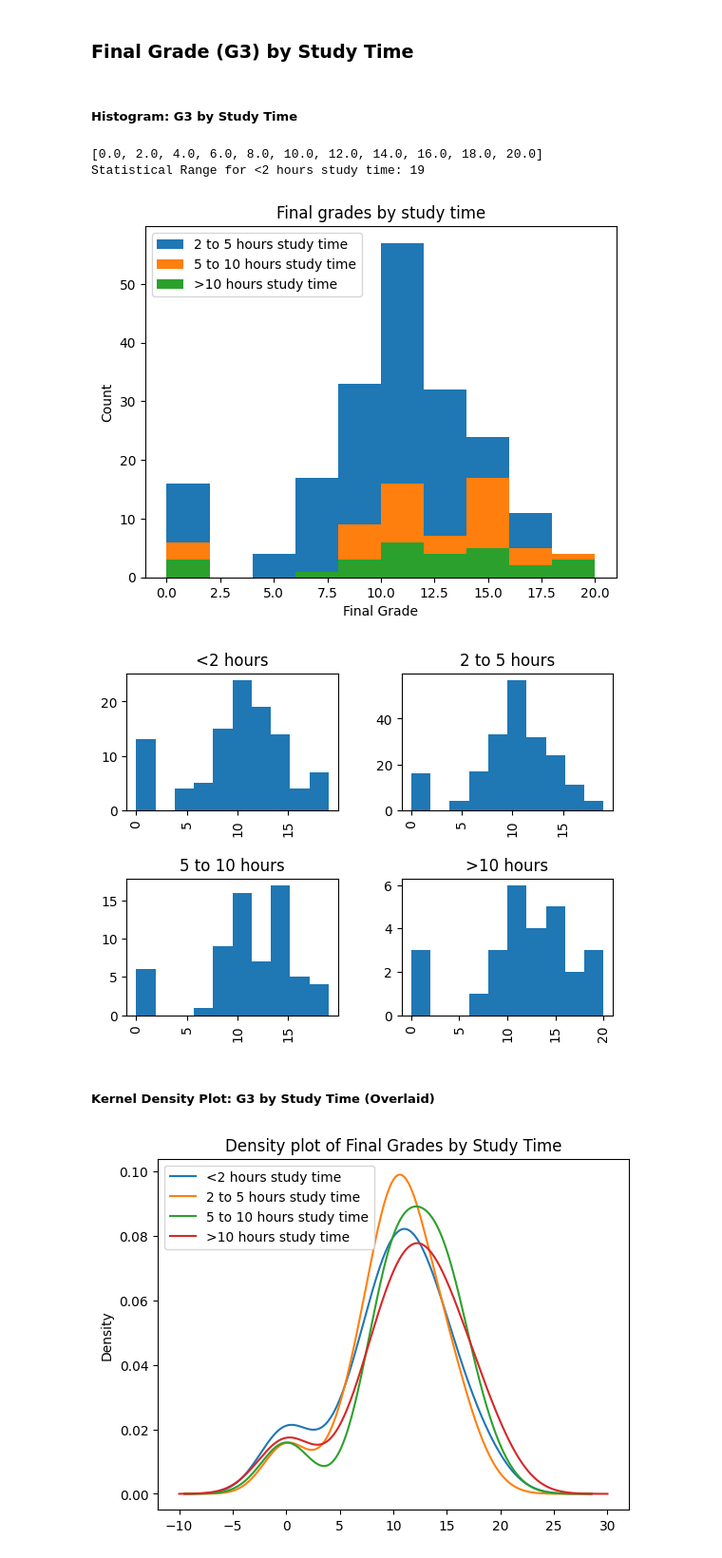
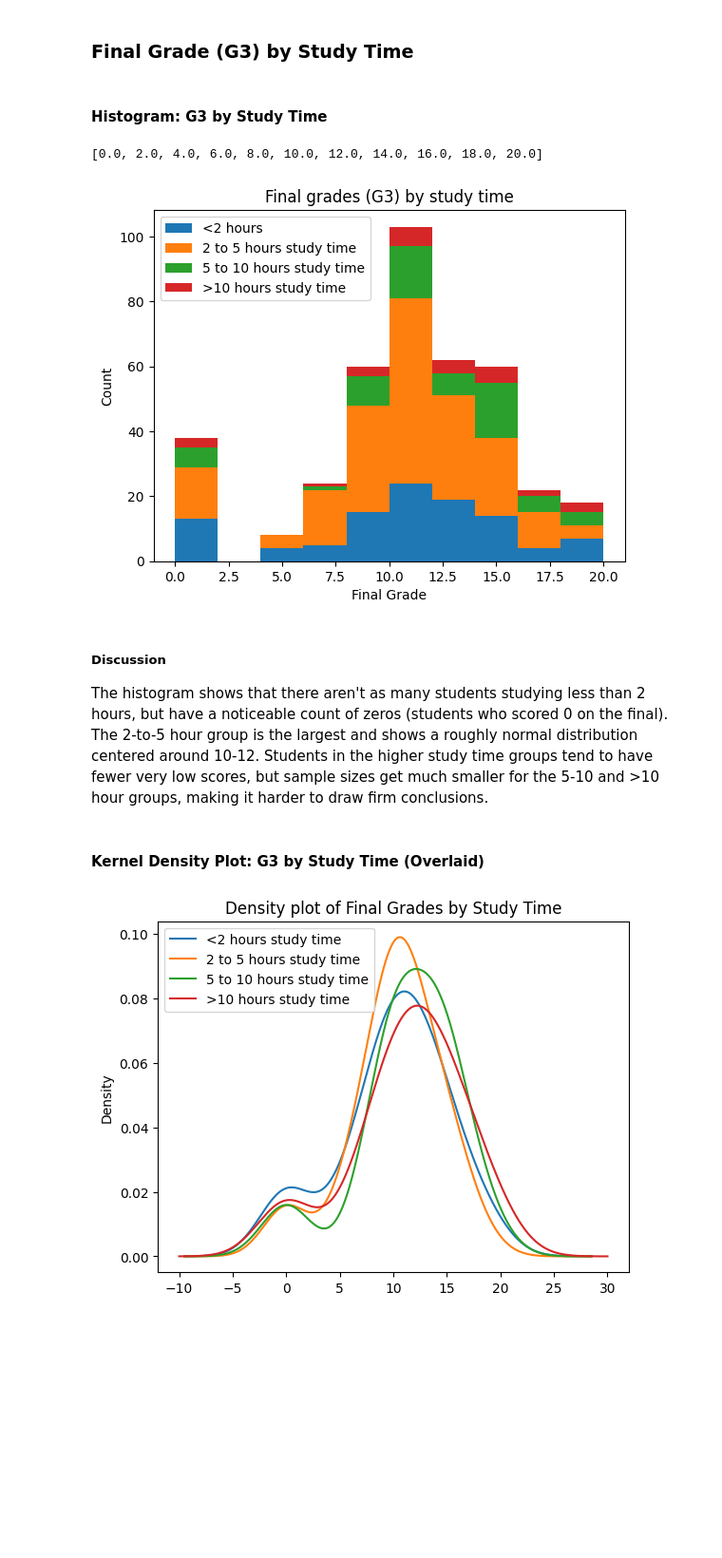
Before and after one commit to pressleydavid/hw4, a Jupyter notebook: HW4.ipynb, the cells around one changed output. Shown at 95% size. Drawn from its saved outputs; the diff is of its cells as text; code cells hidden in the pictures; blank space fills up the shorter version.

Commit message:
updated Discussion topics

```diff
--- a/HW4.ipynb
+++ b/HW4.ipynb
@@ -97,9 +50,6 @@ Name: count, dtype: int64
 import pandas as pd
 import matplotlib.pyplot as plt
 
-# Reload the student_data DataFrame to ensure it's in the correct state
-url = "https://www4.stat.ncsu.edu/~online/datasets/StudentData.txt"
-student_data = pd.read_csv(url, delimiter=';')
 
 print(f"Sex DType Before astype: {student_data.sex.dtype}")
 student_data["sex"] = student_data["sex"].astype("category")
@@ -117,11 +67,9 @@ print(f"School categories before rename: {student_data.school.cat.categories}")
 student_data["school"] = student_data["school"].cat.rename_categories({"GP":"Gabriel Pereira", "MS":"Mousinho da Silveira"})
 print(f"School categories after rename: {student_data.school.cat.categories}")
 
-# Correcting the crosstab creation by removing the 'margin' argument
-# Use the student_data DataFrame directly, which now has correctly typed and renamed columns.
 stacked_school_table = pd.crosstab(student_data.school, student_data.sex, rownames=["School"], colnames=["Sex"])
 
-display(stacked_school_table)
+# display(stacked_school_table)
 
 #get rows for Female
 stacked_school_table.loc[:, "Female"]
@@ -240,54 +187,48 @@ studytime category order after renaming categories: Index(['<2 hours', '2 to 5 h
 # %% [markdown]
 ### Final Grade (G3) by Study Time
 # %% [markdown]
-##### Histogram: G3 by Study Time
+#### Histogram: G3 by Study Time
 # %%
 # Bins
 bin_ends = 10
 bins = [i*max(sub_student_data.G3)/bin_ends for i in range(0, bin_ends + 1)]
 print(bins)
 
 # Subset G3 scores where studytime is "<2 hours" (originally value 1)
 g3_studytime1 = sub_student_data.loc[sub_student_data["studytime"] == "<2 hours", "G3"]
-
-# Calculate and print the statistical range
-range_1 = g3_studytime1.max() - g3_studytime1.min()
-print(f"Statistical Range for <2 hours study time: {range_1}")
 
 # Subset G3 scores where studytime is "2 to 5 hours" (originally value 2)
 g3_studytime2 = sub_student_data.loc[sub_student_data["studytime"] == "2 to 5 hours", "G3"]
 # g3_studytime2
 
 # Subset G3 scores where studytime is "5 to 10 hours" (originally value 3)
 g3_studytime3 = sub_student_data.loc[sub_student_data["studytime"] == "5 to 10 hours", "G3"]
 # g3_studytime3
 
 # Subset G3 scores where studytime is ">10 hours" (originally value 4)
 g3_studytime4 = sub_student_data.loc[sub_student_data["studytime"] == ">10 hours", "G3"]
 # g3_studytime4
 
 # Histogram
-g3_studytime2.plot.hist(bins = bins, alpha = 1.0, label="2 to 5 hours study time")
-g3_studytime3.plot.hist(bins = bins, alpha = 1.0, label="5 to 10 hours study time",title = "Final grades for students who studied 5 to 10 hours").set(xlabel = "Final Grade")
-g3_studytime4.plot.hist(bins = bins, alpha = 1.0, label=">10 hours study time",title = "Final grades for students who studied >10 hours").set(xlabel = "Final Grade")
+plt.hist(
+    [g3_studytime1, g3_studytime2, g3_studytime3, g3_studytime4],
+    bins=bins,
+    stacked=True,
+    label=["<2 hours", "2 to 5 hours study time", "5 to 10 hours study time", ">10 hours study time"]
+)
 plt.legend()
-plt.title("Final grades by study time")
+plt.title("Final grades (G3) by study time")
 plt.xlabel("Final Grade")
 plt.ylabel("Count")
 plt.show()
-
-
-#side-by-side
-sub_student_data.hist(column = "G3", by = "studytime")
-# plt.title("Final grades by study time")
-plt.show()
 # %% [output]
 [0.0, 2.0, 4.0, 6.0, 8.0, 10.0, 12.0, 14.0, 16.0, 18.0, 20.0]
-Statistical Range for <2 hours study time: 19
-[figure, old version]
+[figure, new version]
-[figure, removed]
+# %% [markdown]
+##### Discussion
+The histogram shows that there aren't as many students studying less than 2 hours, but have a noticeable count of zeros (students who scored 0 on the final). The 2-to-5 hour group is the largest and shows a roughly normal distribution centered around 10-12. Students in the higher study time groups tend to have fewer very low scores, but sample sizes get much smaller for the 5-10 and >10 hour groups, making it harder to draw firm conclusions.
 # %% [markdown]
-##### Kernel Density Plot: G3 by Study Time (Overlaid)
+#### Kernel Density Plot: G3 by Study Time (Overlaid)
 # %%
 g3_studytime1.plot.density(bw_method = 0.5, alpha = 1.0, label="<2 hours study time")
 g3_studytime2.plot.density(bw_method = 0.5, alpha = 1.0, label="2 to 5 hours study time")
```
Also changed, not shown: parts of 37 cells of this notebook.
